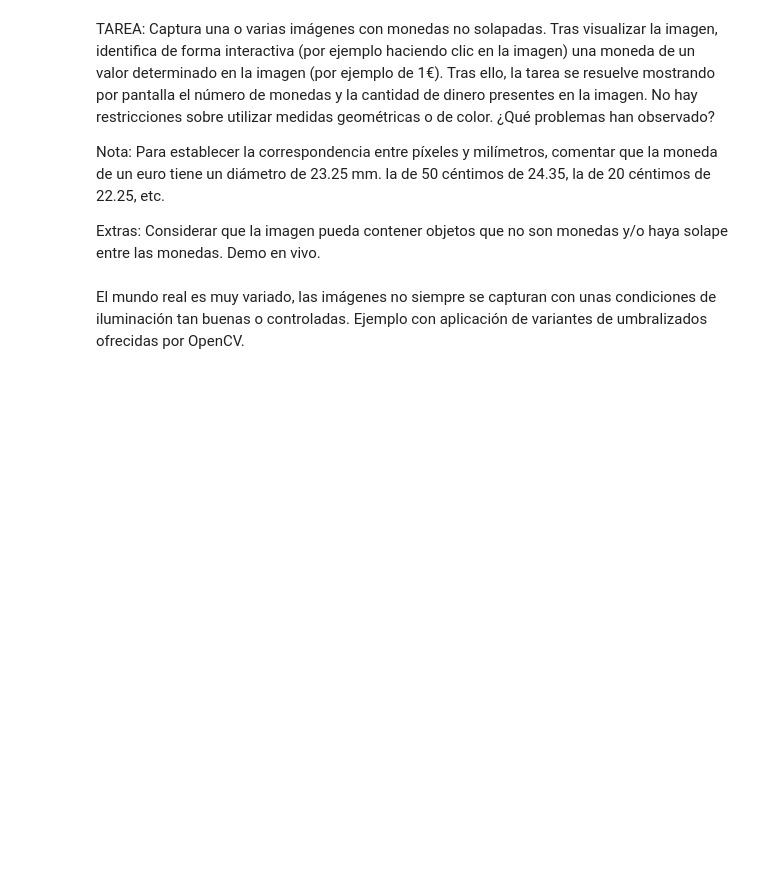
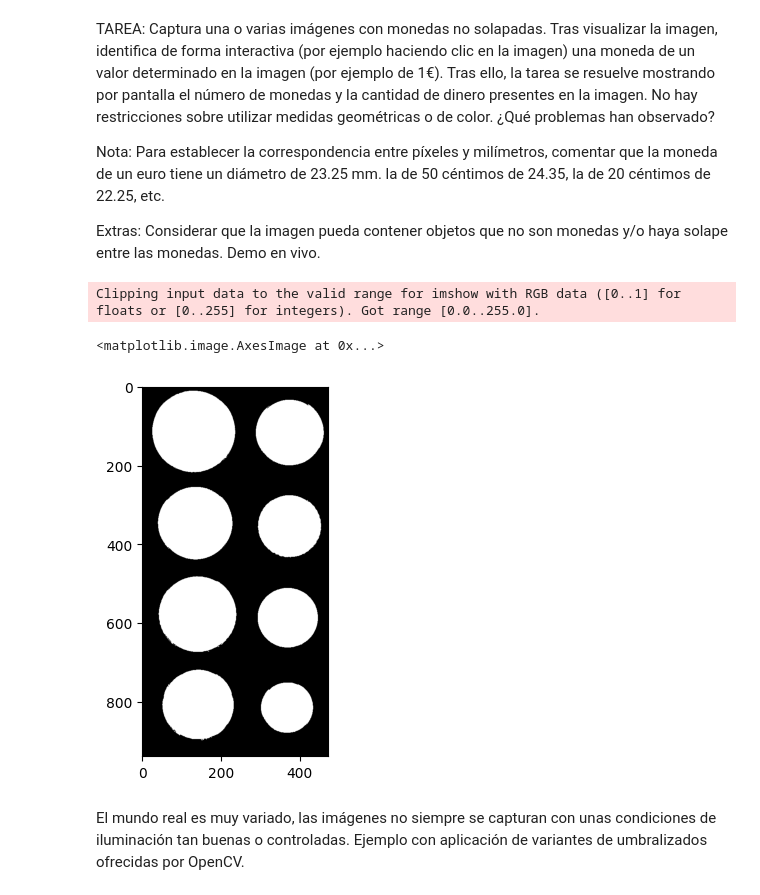
Before and after one commit to Kilamper/Vision-por-Computador, a Jupyter notebook: Práctica 3/VC_P3_G1.ipynb, the cells around one changed output. Saved outputs shown, nothing was run; the diff lists cells and outputs as text; code cells hidden in the pictures; blank space fills up the shorter version.

```diff
--- a/Práctica 3/VC_P3_G1.ipynb
+++ b/Práctica 3/VC_P3_G1.ipynb
@@ -273,6 +10,46 @@ TAREA: Captura una o varias imágenes con monedas no solapadas. Tras visualizar
 Nota: Para establecer la correspondencia entre píxeles y milímetros, comentar que la moneda de un euro tiene un diámetro de 23.25 mm. la de 50 céntimos de 24.35, la de 20 céntimos de 22.25, etc.
 
 Extras: Considerar que la imagen pueda contener objetos que no son monedas y/o haya solape entre las monedas. Demo en vivo.
+# %%
+img = cv2.imread('Material P3/Monedas.jpg')
+img_rgb = cv2.cvtColor(img, cv2.COLOR_BGR2RGB)
+img_gris = cv2.cvtColor(img, cv2.COLOR_BGR2GRAY)
+th2,img_th2 = cv2.threshold(img_gris,0,255,cv2.THRESH_BINARY_INV+cv2.THRESH_OTSU)
+#Obtiene únicamente los contornos externos
+contornos2, hierarchy2 = cv2.findContours(img_th2,
+    cv2.RETR_EXTERNAL ,
+    cv2.CHAIN_APPROX_SIMPLE)
+
+#Dibuja contornos externos rellenos en imagen vacía
+#Imagen negra
+img_cont = np.zeros(img_rgb.shape)
+#Recorre los contornos externos
+for c in contornos2:
+    #Área del contorno
+    area = cv2.contourArea(c)
+    #Área mínima (útil filtrar en ocasiones)
+    if area > 10:
+        #Perímetro del contorno
+        perimetro = cv2.arcLength(c,True)
+        #Contenedor alineado con ejes de la imagen
+        x,y,w,h = cv2.boundingRect(c)
+        #Mínimo contenedor ajustado para el contorno
+        rect = cv2.minAreaRect(c)
+        #Mínimo círculo que contiene al contorno
+        (cx,cy),radio = cv2.minEnclosingCircle(c)
+        #Elipse ajustada al contorno, exgigiendo un mínimo de puntos del contornos
+        if c.shape[0] > 5:
+            elipse = cv2.fitEllipse(c)
+            #Para determinadas tareas nos puede interesará mostrar los valores obtenidos del contorno
+            #print(area, perimetro, rect, cx,cy,radio, elipse)
+
+        #Dibuja los contornos
+        cv2.drawContours(img_cont, [c], -1, (255,255,255), -1)
+plt.imshow(img_cont)
+# %% [output]
+Clipping input data to the valid range for imshow with RGB data ([0..1] for floats or [0..255] for integers). Got range [0.0..255.0].
+<matplotlib.image.AxesImage at 0x...>
+[figure, added]
 # %% [markdown]
 El mundo real es muy variado, las imágenes no siempre se capturan con unas condiciones de iluminación tan buenas o controladas. Ejemplo con aplicación de variantes de umbralizados ofrecidas por OpenCV.
 # %%
```
Also changed, not shown: parts of 15 cells of this notebook.
